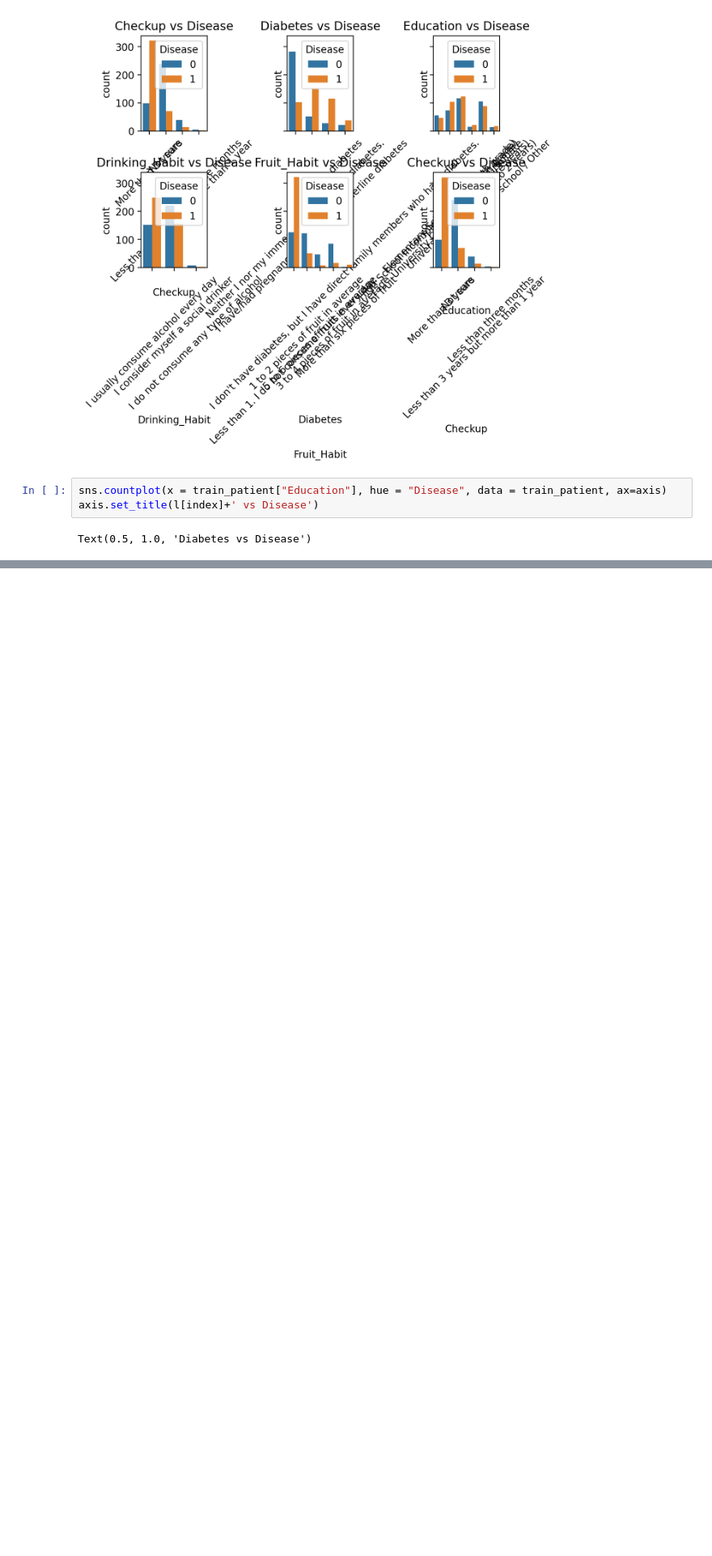
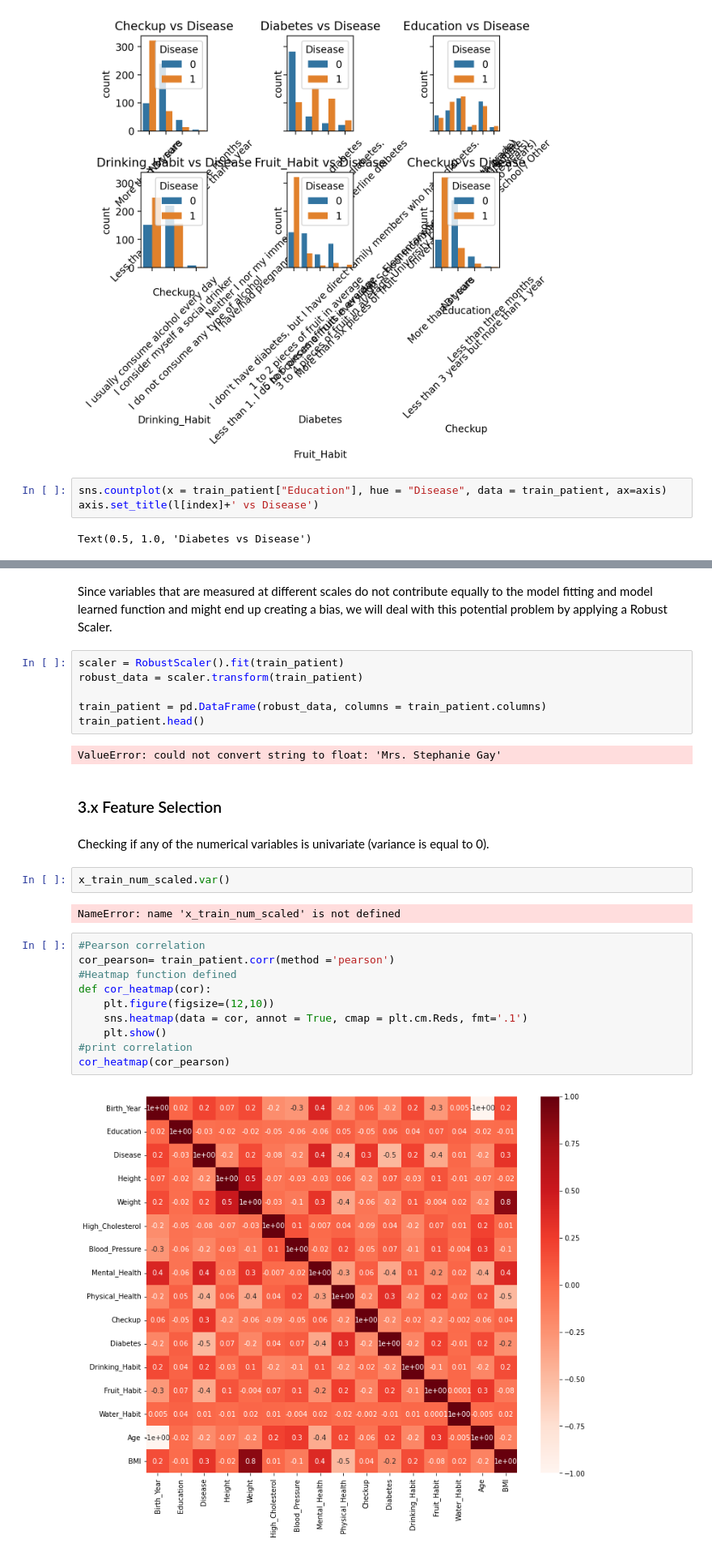
Before and after one commit to filipedias18/Project-ML-2022_2023, a Jupyter notebook: ProjetoFinal_ML_v1.ipynb, the cells around one changed output, grey strips where cells are left out. Shown at 81% size. Saved outputs shown, nothing was run; the diff lists cells and outputs as text; blank space fills up the shorter version.

```diff
--- a/ProjetoFinal_ML_v1.ipynb
+++ b/ProjetoFinal_ML_v1.ipynb
@@ -718,0 +732,30 @@ dtype: int64
+# %% [markdown]
+Since variables that are measured at different scales do not contribute equally to the model fitting and model learned function and might end up creating a bias, we will deal with this potential problem by applying a Robust Scaler.
+# %%
+scaler = RobustScaler().fit(train_patient)
+robust_data = scaler.transform(train_patient)
+
+train_patient = pd.DataFrame(robust_data, columns = train_patient.columns)
+train_patient.head()
+# %% [output]
+ValueError: could not convert string to float: 'Mrs. Stephanie Gay'
+# %% [markdown]
+### 3.x Feature Selection
+# %% [markdown]
+Checking if any of the numerical variables is univariate (variance is equal to 0).
+# %%
+x_train_num_scaled.var()
+# %% [output]
+NameError: name 'x_train_num_scaled' is not defined
+# %%
+#Pearson correlation
+cor_pearson= train_patient.corr(method ='pearson')
+#Heatmap function defined
+def cor_heatmap(cor):
+    plt.figure(figsize=(12,10))
+    sns.heatmap(data = cor, annot = True, cmap = plt.cm.Reds, fmt='.1')
+    plt.show()
+#print correlation
+cor_heatmap(cor_pearson)
+# %% [output]
+[figure, added]
```
Also changed, not shown: parts of 74 cells of this notebook.
